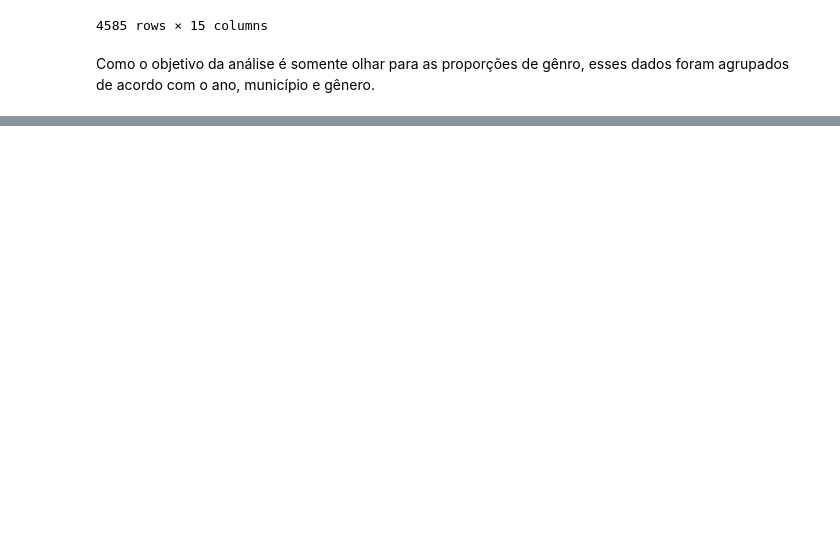
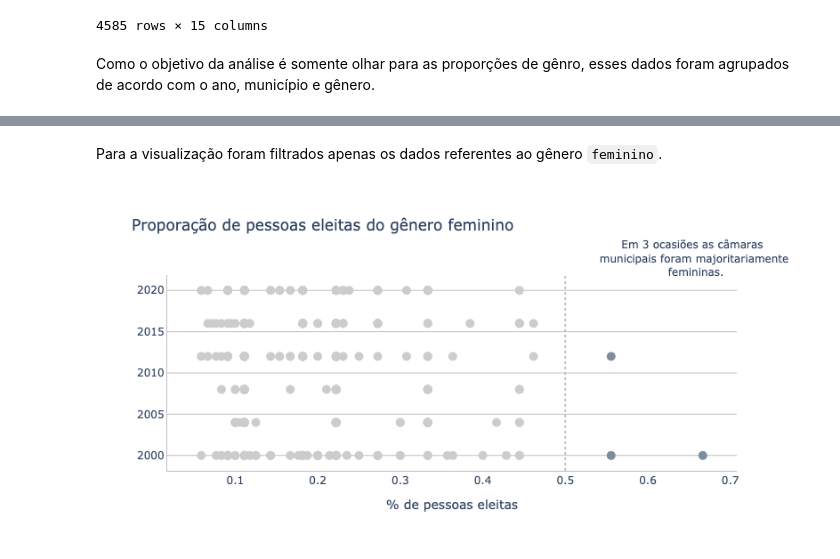
Before and after one commit to adolfoguimaraes/basedosdados-eleicoes, a Jupyter notebook: code/ProcessarDados.ipynb, the cells around one changed output, grey strips where cells are left out. Saved outputs shown, nothing was run; the diff lists cells and outputs as text; code cells hidden in the pictures; blank space fills up the shorter version.

Commit message:
Unificação do arquivo de processamento e visualização.

```diff
--- a/code/ProcessarDados.ipynb
+++ b/code/ProcessarDados.ipynb
@@ -573,0 +579,56 @@ df_vereadores_eleitos_municipios
+# %% [markdown]
+Para a visualização foram filtrados apenas os dados referentes ao gênero `feminino`.
+# %%
+data_filter_municipios['ano'] = data_filter_municipios['ano'].astype('str')
+
+data_filter_municipios = df_vereadores_eleitos_municipios.query("genero == 'feminino' and porcentagem > 0")
+
+data_filter_municipios.loc[data_filter_municipios['porcentagem'] <= 0.5, 'color'] = '#cccccc'
+data_filter_municipios.loc[data_filter_municipios['porcentagem'] > 0.5, 'color'] = '#7e8d9b'
+
+
+fig = go.Figure()
+fig.add_trace(go.Scatter(
+    y=data_filter_municipios['ano'],
+    x=data_filter_municipios['porcentagem'],
+    mode="markers",
+    marker_size = 10,
+    marker_color=data_filter_municipios['color']
+))
+
+fig.update_yaxes(
+  showgrid=True,
+  gridcolor="#C0C0C0",
+  linecolor="#C0C0C0",
+  linewidth=1,
+  tickfont_size=12
+)
+
+fig.update_xaxes(
+  showgrid=False,
+
+  linecolor="#C0C0C0",
+  linewidth=1
+)
+
+fig.update_layout(title="Proporação de pessoas eleitas do gênero feminino",
+                  xaxis_title="% de pessoas eleitas",
+                  height=400,
+                  width=800,
+                  plot_bgcolor="#FFFFFF"
+                  )
+
+fig.add_vline(x=0.5, line_dash="dot", row='all', col=1, line_color='#c0c0c0')
+
+fig.add_annotation(x=1.1, y=1.2,
+            text="Em 3 ocasiões as câmaras <br /> municipais foram majoritariamente <br /> femininas.",
+            showarrow=False,
+            xref='paper',
+            yref='paper',
+            width=220,
+            xanchor="right"
+            )
+
+fig.show("png")
+# %% [output]
+[figure, added]
```
Also changed, not shown: parts of 15 cells of this notebook, 3 other files.
